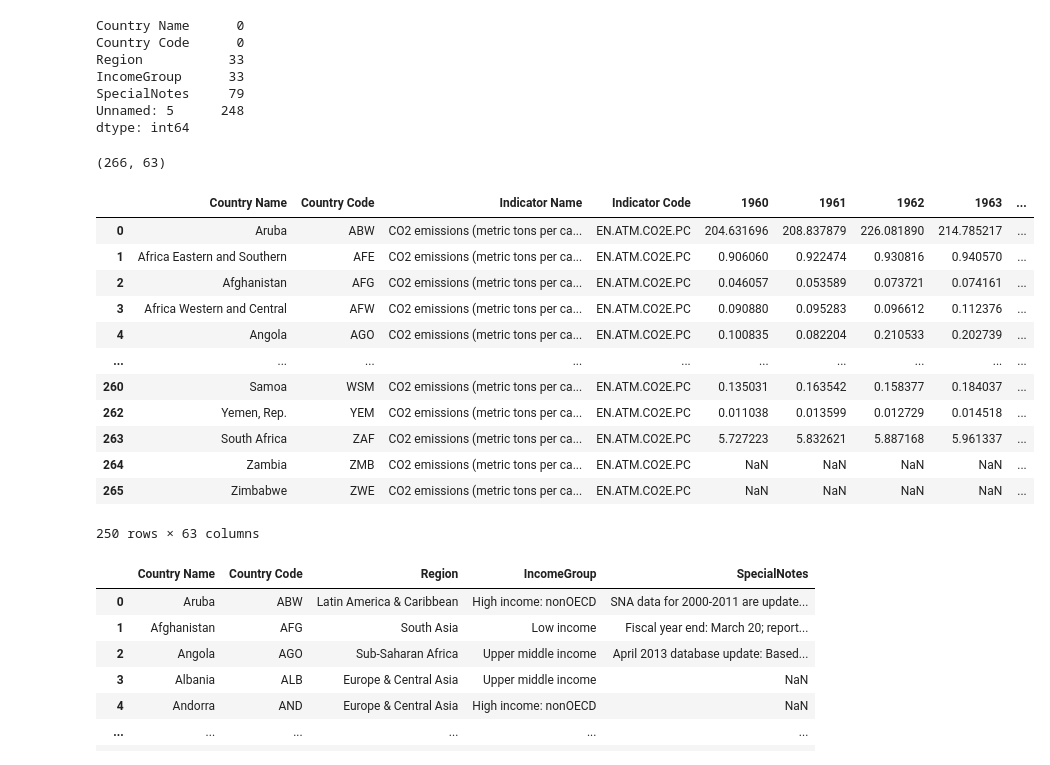
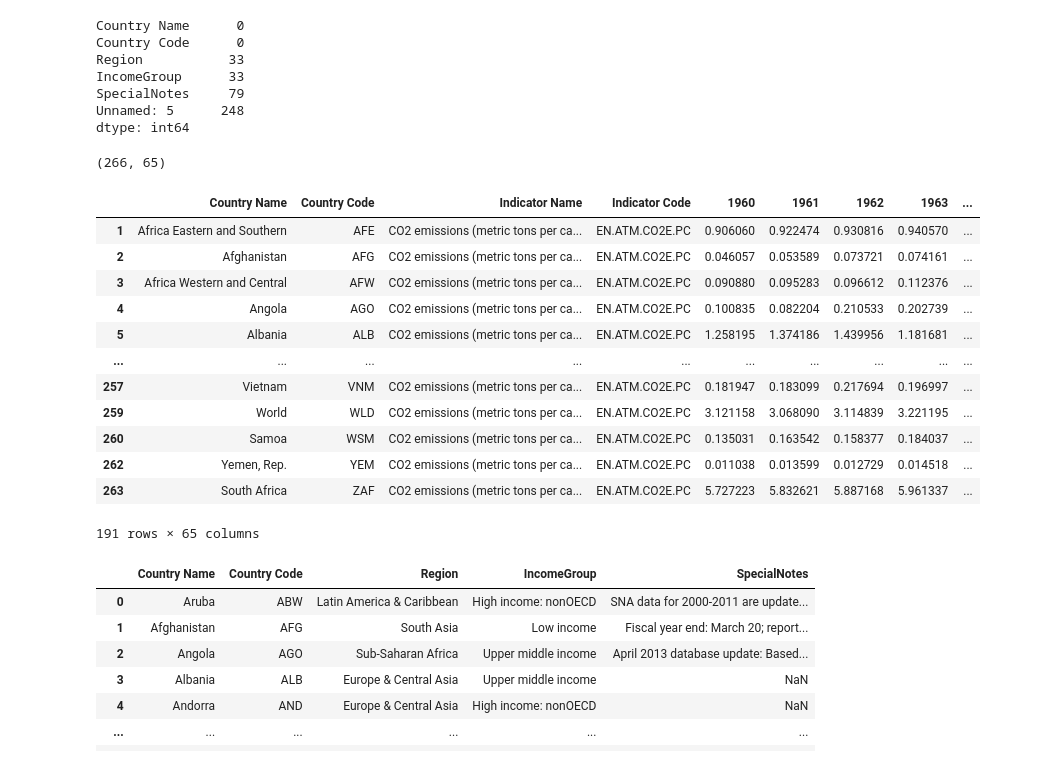
Before and after one commit to nacubogdan/UCDPA_Bogdan-Nacu, a Jupyter notebook: UCD_Project.ipynb, the cells around one changed output. Drawn from its saved outputs; the diff is of its cells as text; code cells hidden in the pictures.

```diff
--- a/UCD_Project.ipynb
+++ b/UCD_Project.ipynb
@@ -23,4 +42,4 @@ CO2_emissions
 # %%
 #Create pandas DataFrame
 # %%
-pd.DataFrame(CO2_emissions)
+CO2_emissions_df = pd.DataFrame(CO2_emissions)
@@ -157,0 +124,4 @@ CO2_emissions
+# %%
+def Average_emissions(CO2_emissions_df):
+    Average_emissions = CO2_emissions_df.mean(numeric_only=True, axis=1)
+    return Average_emissions
@@ -157,0 +143,2 @@ CO2_emissions
+# %%
+CO2_emissions_df['Average_emissions_metric_tons_per_capita'] = Average_emissions(CO2_emissions_df)
@@ -308,24 +311,24 @@ SpecialNotes     79
 Unnamed: 5      248
 dtype: int64
 # %%
-CO2_emissions.dropna(axis=1, how='all').shape
+CO2_emissions_df.dropna(axis=1, how='all').shape
 # %% [output]
-(266, 63)
+(266, 65)
 # %%
-CO2_emissions.dropna(axis=1, how='all', inplace = True)
+CO2_emissions_df.dropna(axis=1, how='all', inplace = True)
 # %%
-CO2_emissions.dropna(thresh=5)
+CO2_emissions_df.dropna()
 # %% [output]
 |  | Country Name | Country Code | Indicator Name | Indicator Code | 1960 | 1961 | 1962 | 1963 | ... |
-| 0 | Aruba | ABW | CO2 emissions (metric tons per ca... | EN.ATM.CO2E.PC | 204.631696 | 208.837879 | 226.081890 | 214.785217 | ... |
 | 1 | Africa Eastern and Southern | AFE | CO2 emissions (metric tons per ca... | EN.ATM.CO2E.PC | 0.906060 | 0.922474 | 0.930816 | 0.940570 | ... |
 | 2 | Afghanistan | AFG | CO2 emissions (metric tons per ca... | EN.ATM.CO2E.PC | 0.046057 | 0.053589 | 0.073721 | 0.074161 | ... |
 | 3 | Africa Western and Central | AFW | CO2 emissions (metric tons per ca... | EN.ATM.CO2E.PC | 0.090880 | 0.095283 | 0.096612 | 0.112376 | ... |
 | 4 | Angola | AGO | CO2 emissions (metric tons per ca... | EN.ATM.CO2E.PC | 0.100835 | 0.082204 | 0.210533 | 0.202739 | ... |
+| 5 | Albania | ALB | CO2 emissions (metric tons per ca... | EN.ATM.CO2E.PC | 1.258195 | 1.374186 | 1.439956 | 1.181681 | ... |
 | ... | ... | ... | ... | ... | ... | ... | ... | ... | ... |
+| 257 | Vietnam | VNM | CO2 emissions (metric tons per ca... | EN.ATM.CO2E.PC | 0.181947 | 0.183099 | 0.217694 | 0.196997 | ... |
+| 259 | World | WLD | CO2 emissions (metric tons per ca... | EN.ATM.CO2E.PC | 3.121158 | 3.068090 | 3.114839 | 3.221195 | ... |
 | 260 | Samoa | WSM | CO2 emissions (metric tons per ca... | EN.ATM.CO2E.PC | 0.135031 | 0.163542 | 0.158377 | 0.184037 | ... |
 | 262 | Yemen, Rep. | YEM | CO2 emissions (metric tons per ca... | EN.ATM.CO2E.PC | 0.011038 | 0.013599 | 0.012729 | 0.014518 | ... |
 | 263 | South Africa | ZAF | CO2 emissions (metric tons per ca... | EN.ATM.CO2E.PC | 5.727223 | 5.832621 | 5.887168 | 5.961337 | ... |
-| 264 | Zambia | ZMB | CO2 emissions (metric tons per ca... | EN.ATM.CO2E.PC | NaN | NaN | NaN | NaN | ... |
-| 265 | Zimbabwe | ZWE | CO2 emissions (metric tons per ca... | EN.ATM.CO2E.PC | NaN | NaN | NaN | NaN | ... |
-250 rows × 63 columns
+191 rows × 65 columns
```
Also changed, not shown: parts of 119 cells of this notebook.
